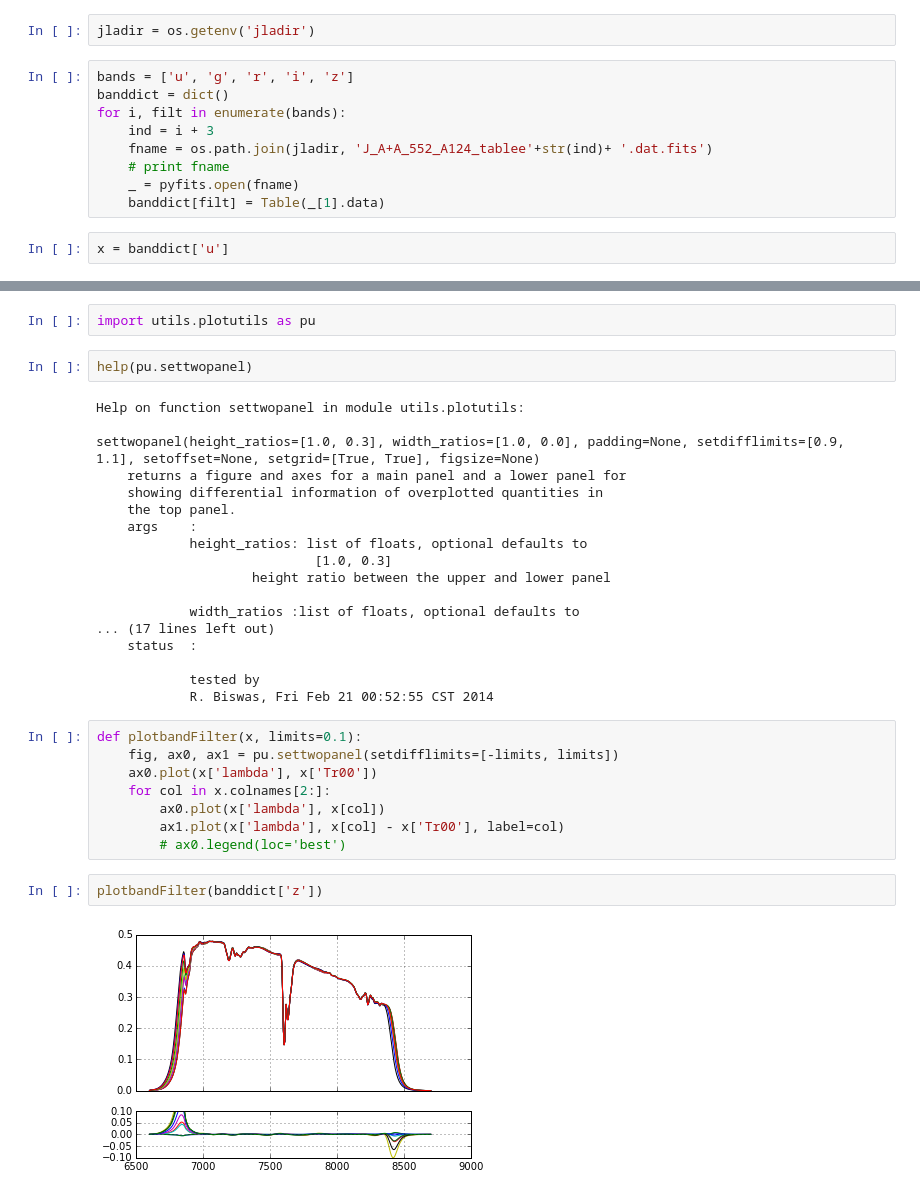
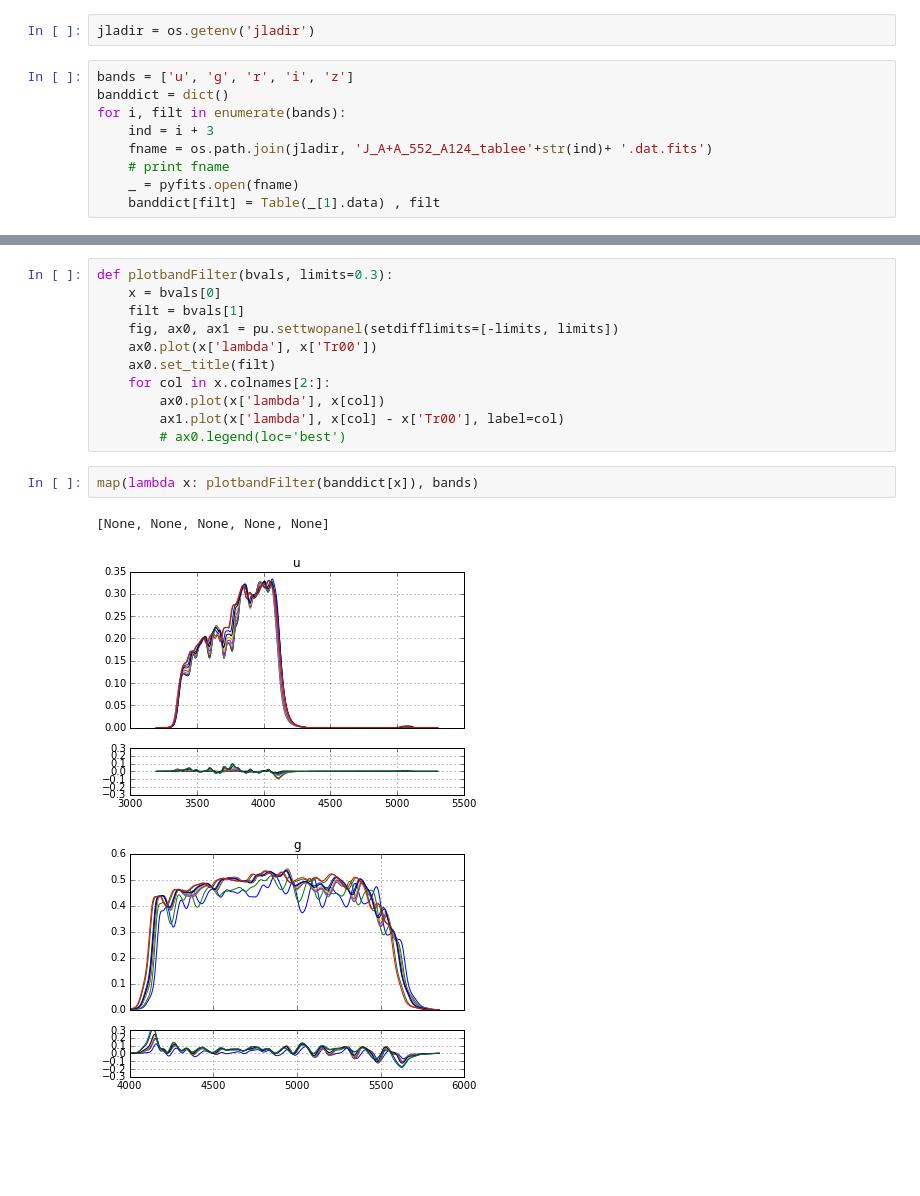
Before and after one commit to rbiswas4/scratch, a Jupyter notebook: filterDiffs/filterGradients.ipynb, the cells around one changed output, grey strips where cells are left out. Cells and saved outputs as stored; diff of their text form; blank space fills up the shorter version.

```diff
--- a/filterDiffs/filterGradients.ipynb
+++ b/filterDiffs/filterGradients.ipynb
@@ -33,6 +18,4 @@ for i, filt in enumerate(bands):
     fname = os.path.join(jladir, 'J_A+A_552_A124_tablee'+str(ind)+ '.dat.fits')
     # print fname
     _ = pyfits.open(fname)
-    banddict[filt] = Table(_[1].data)
+    banddict[filt] = Table(_[1].data) , filt
-# %%
-x = banddict['u']
@@ -53,34 +22,17 @@ x.colnames
-# %%
-import utils.plotutils as pu
-# %%
-help(pu.settwopanel)
-# %% [output]
-Help on function settwopanel in module utils.plotutils:
-
-settwopanel(height_ratios=[1.0, 0.3], width_ratios=[1.0, 0.0], padding=None, setdifflimits=[0.9, 1.1], setoffset=None, setgrid=[True, True], figsize=None)
-    returns a figure and axes for a main panel and a lower panel for
-    showing differential information of overplotted quantities in
-    the top panel.
-    args    :
-            height_ratios: list of floats, optional defaults to
-                            [1.0, 0.3]
-                    height ratio between the upper and lower panel
-
-            width_ratios :list of floats, optional defaults to
-... (17 lines left out)
-    status  :
-
-            tested by
-            R. Biswas, Fri Feb 21 00:52:55 CST 2014
 # %%
-def plotbandFilter(x, limits=0.1):
+def plotbandFilter(bvals, limits=0.3):
+    x = bvals[0]
+    filt = bvals[1]
     fig, ax0, ax1 = pu.settwopanel(setdifflimits=[-limits, limits])
     ax0.plot(x['lambda'], x['Tr00'])
+    ax0.set_title(filt)
     for col in x.colnames[2:]:
         ax0.plot(x['lambda'], x[col])
         ax1.plot(x['lambda'], x[col] - x['Tr00'], label=col)
         # ax0.legend(loc='best')
-# %%
-plotbandFilter(banddict['z'])
-# %% [output]
-[figure, removed]
+# %%
+map(lambda x: plotbandFilter(banddict[x]), bands)
+# %% [output]
+[None, None, None, None, None]
+[figure, added]
+[figure, added]
```
Also changed, not shown: parts of 5 cells of this notebook.
